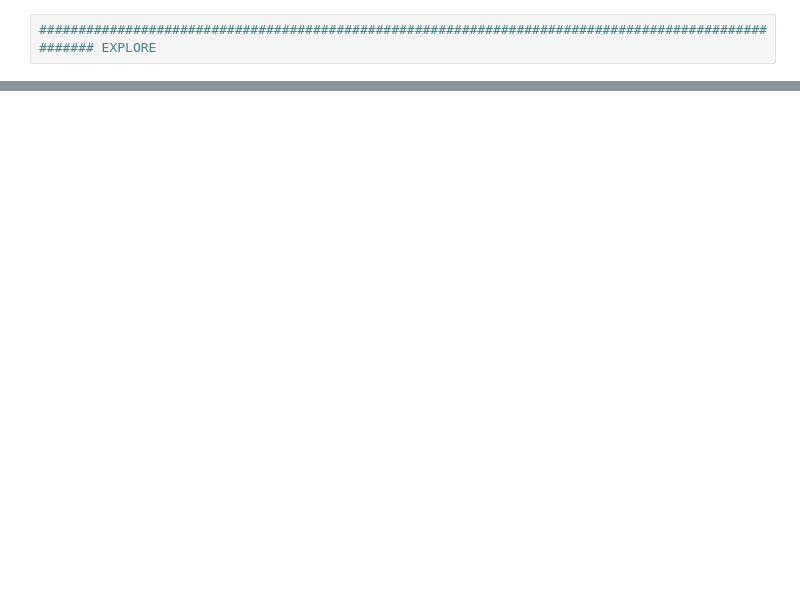
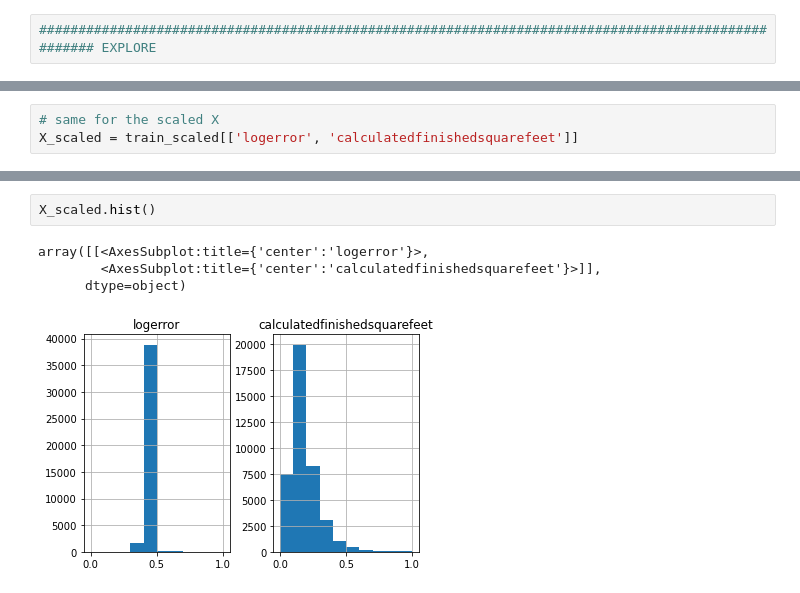
Before and after one commit to SLawsonWoods/clustering_zillow, a Jupyter notebook: drafting_notebook.ipynb, the cells around one changed output, grey strips where cells are left out. Cells and saved outputs as stored; diff of their text form; blank space fills up the shorter version.

```diff
--- a/drafting_notebook.ipynb
+++ b/drafting_notebook.ipynb
@@ -393,0 +526,3 @@ The topics of interest I would like to explore are:
+# %%
+# same for the scaled X
+X_scaled = train_scaled[['logerror', 'calculatedfinishedsquarefeet']]
@@ -393,0 +538,7 @@ The topics of interest I would like to explore are:
+# %%
+X_scaled.hist()
+# %% [output]
+array([[<AxesSubplot:title={'center':'logerror'}>,
+        <AxesSubplot:title={'center':'calculatedfinishedsquarefeet'}>]],
+      dtype=object)
+[figure, added]
```
Also changed, not shown: parts of 28 cells of this notebook.
